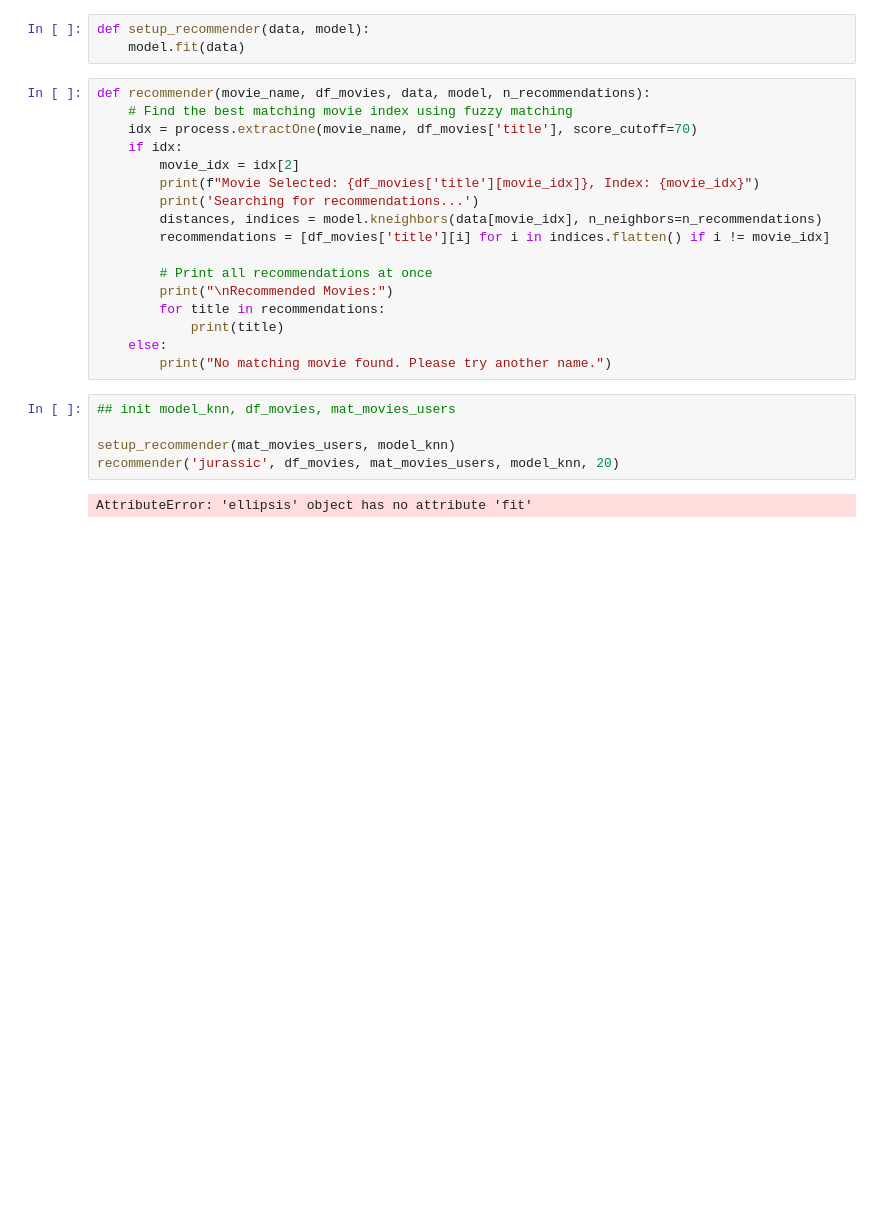
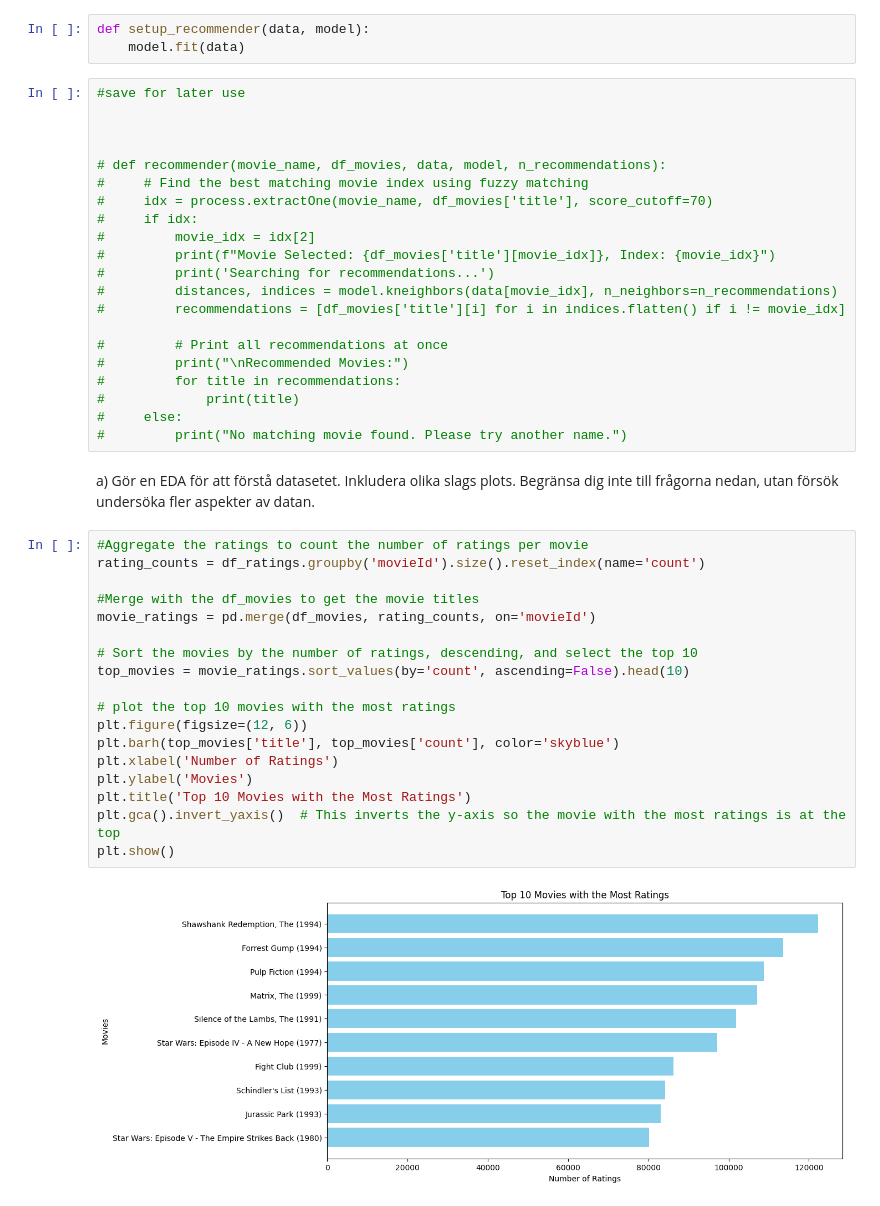
Before and after one commit to Buriiboo/Brian-Gomez-Santiestevez-OPA23GB, a Jupyter notebook: ML_pt2_Labb1/uppgift1.ipynb, the cells around one changed output. Drawn from its saved outputs; the diff is of its cells as text; blank space fills up the shorter version.

Commit message:
few plots about the dataset

```diff
--- a/ML_pt2_Labb1/uppgift1.ipynb
+++ b/ML_pt2_Labb1/uppgift1.ipynb
@@ -15,26 +16,46 @@ df_ratings=pd.read_csv(ratings, usecols=['userId','movieId','rating'], dtype={'u
 def setup_recommender(data, model):
     model.fit(data)
 # %%
-def recommender(movie_name, df_movies, data, model, n_recommendations):
-    # Find the best matching movie index using fuzzy matching
-    idx = process.extractOne(movie_name, df_movies['title'], score_cutoff=70)
-    if idx:
-        movie_idx = idx[2]
-        print(f"Movie Selected: {df_movies['title'][movie_idx]}, Index: {movie_idx}")
-        print('Searching for recommendations...')
-        distances, indices = model.kneighbors(data[movie_idx], n_neighbors=n_recommendations)
-        recommendations = [df_movies['title'][i] for i in indices.flatten() if i != movie_idx]
+#save for later use
 
-        # Print all recommendations at once
-        print("\nRecommended Movies:")
-        for title in recommendations:
-            print(title)
-    else:
-        print("No matching movie found. Please try another name.")
+
+
+# def recommender(movie_name, df_movies, data, model, n_recommendations):
+#     # Find the best matching movie index using fuzzy matching
+#     idx = process.extractOne(movie_name, df_movies['title'], score_cutoff=70)
+#     if idx:
+#         movie_idx = idx[2]
+#         print(f"Movie Selected: {df_movies['title'][movie_idx]}, Index: {movie_idx}")
+#         print('Searching for recommendations...')
+#         distances, indices = model.kneighbors(data[movie_idx], n_neighbors=n_recommendations)
+#         recommendations = [df_movies['title'][i] for i in indices.flatten() if i != movie_idx]
+
+#         # Print all recommendations at once
+#         print("\nRecommended Movies:")
+#         for title in recommendations:
+#             print(title)
+#     else:
+#         print("No matching movie found. Please try another name.")
-# %%
-## init model_knn, df_movies, mat_movies_users
-
-setup_recommender(mat_movies_users, model_knn)
-recommender('jurassic', df_movies, mat_movies_users, model_knn, 20)
-# %% [output]
-AttributeError: 'ellipsis' object has no attribute 'fit'
+# %% [markdown]
+a) Gör en EDA för att förstå datasetet. Inkludera olika slags plots. Begränsa dig inte till frågorna nedan,
+utan försök undersöka fler aspekter av datan.
+# %%
+#Aggregate the ratings to count the number of ratings per movie
+rating_counts = df_ratings.groupby('movieId').size().reset_index(name='count')
+
+#Merge with the df_movies to get the movie titles
+movie_ratings = pd.merge(df_movies, rating_counts, on='movieId')
+
+# Sort the movies by the number of ratings, descending, and select the top 10
+top_movies = movie_ratings.sort_values(by='count', ascending=False).head(10)
+
+# plot the top 10 movies with the most ratings
+plt.figure(figsize=(12, 6))
+plt.barh(top_movies['title'], top_movies['count'], color='skyblue')
+plt.xlabel('Number of Ratings')
+plt.ylabel('Movies')
+plt.title('Top 10 Movies with the Most Ratings')
+plt.gca().invert_yaxis()  # This inverts the y-axis so the movie with the most ratings is at the top
+plt.show()
+# %% [output]
+[figure, added]
```
Also changed, not shown: parts of 3 cells of this notebook.
